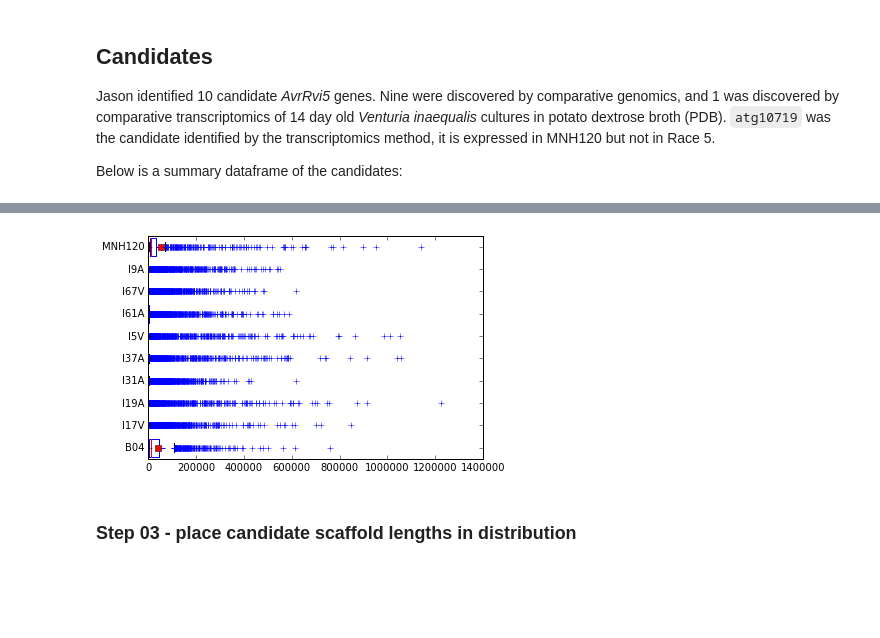
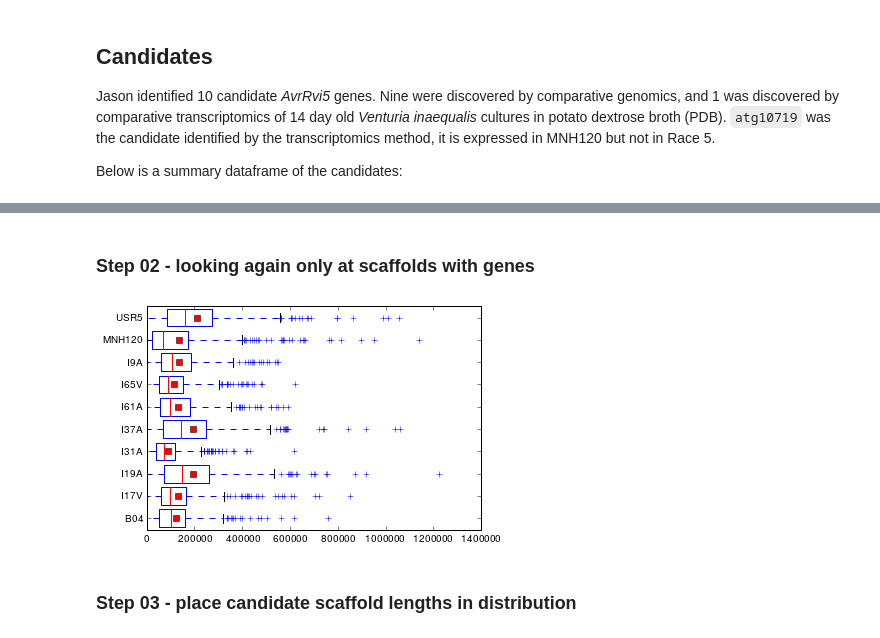
Before and after one commit to PlummerLab/2015-08-18-AvrRvi5_genomic_context, a Jupyter notebook: scaf_stats.ipynb, the cells around one changed output, grey strips where cells are left out. Drawn from its saved outputs; the diff is of its cells as text; code cells hidden in the pictures; blank space fills up the shorter version.

```diff
--- a/scaf_stats.ipynb
+++ b/scaf_stats.ipynb
@@ -121,7 +125,7 @@ GENOME_FILES = {
             pjoin(STEPS[0], 'B04.genes.gff3'),
             ]
         },
-    'I5V': {
+    'USR5': {
         'fasta': pjoin(STEPS[0], 'I5V.gapfilled.final.fa'),
         'gff': [
             pjoin(STEPS[0], 'I5V.PredictedPass.cleaned.gff3'),
@@ -163,7 +167,7 @@ GENOME_FILES = {
             pjoin(STEPS[0], 'I61A.PredictedPass.cleaned.gff3'),
             ],
         },
-    'I67V': {
+    'I65V': {
         'fasta': pjoin(STEPS[0], 'I65V.gapfilled.final.fa'),
         'gff': [
             pjoin(STEPS[0], 'I65V.PredictedPass.cleaned.gff3'),
@@ -226 +218,10 @@ BLASTDBS['combined'] = pjoin(STEPS[0], 'combined')
+# %%
+mpl.rcParams['text.usetex']=True
+mpl.rcParams['text.latex.preamble'] = [
+       r'\usepackage{siunitx}',   # i need upright \micro symbols, but you need...
+       r'\sisetup{detect-all}',   # ...this to force siunitx to actually use your fonts
+       r'\usepackage{helvet}',    # set the normal font here
+       r'\usepackage{sansmath}',  # load up the sansmath so that math -> helvet
+       r'\sansmath'               # <- tricky! -- gotta actually tell tex to use!
+]
 # %% [markdown]
@@ -357,10 +260,35 @@ scaffold_lengths.to_csv(
+# %% [markdown]
+### Step 02 - looking again only at scaffolds with genes
 # %%
+scaffold_lengths_genes = list()
+
+for isolate, genome in GENOMES.items():
+    for scaffold, sequence in genome.items():
+        if len([f for f in sequence.features if f.type == 'gene']) == 0:
+            continue
+        row = {
+            'isolate': isolate,
+            'scaffold': scaffold,
+            'length': len(sequence)
+            }
+        scaffold_lengths_genes.append(row)
+
+scaffold_lengths_genes = pd.DataFrame(scaffold_lengths_genes)
+scaffold_lengths_genes.to_csv(
+    pjoin(STEPS[2], 'scaffold_lengths_containing_genes.csv'),
+    index=False,
+    sep='\t',
+    encoding='utf-8',
+    header=True
+    )
+
 isolate_names = list()
 isolate_lengths = list()
-for i, j in scaffold_lengths.groupby(['isolate'])['length']:
+for i, j in scaffold_lengths_genes.groupby(['isolate'])['length']:
     isolate_names.append(i)
     isolate_lengths.append(j.values)
 fig, ax = plt.subplots()
 dummy = ax.boxplot(isolate_lengths, labels=isolate_names, vert=False, showmeans=True, widths=0.8)
+fig.savefig(pjoin(STEPS[2], 'scaffold_distribution.png'))
 # %% [output]
-[figure, old version]
+[figure, new version]
```
Also changed, not shown: parts of 32 cells of this notebook, 4 other files.
